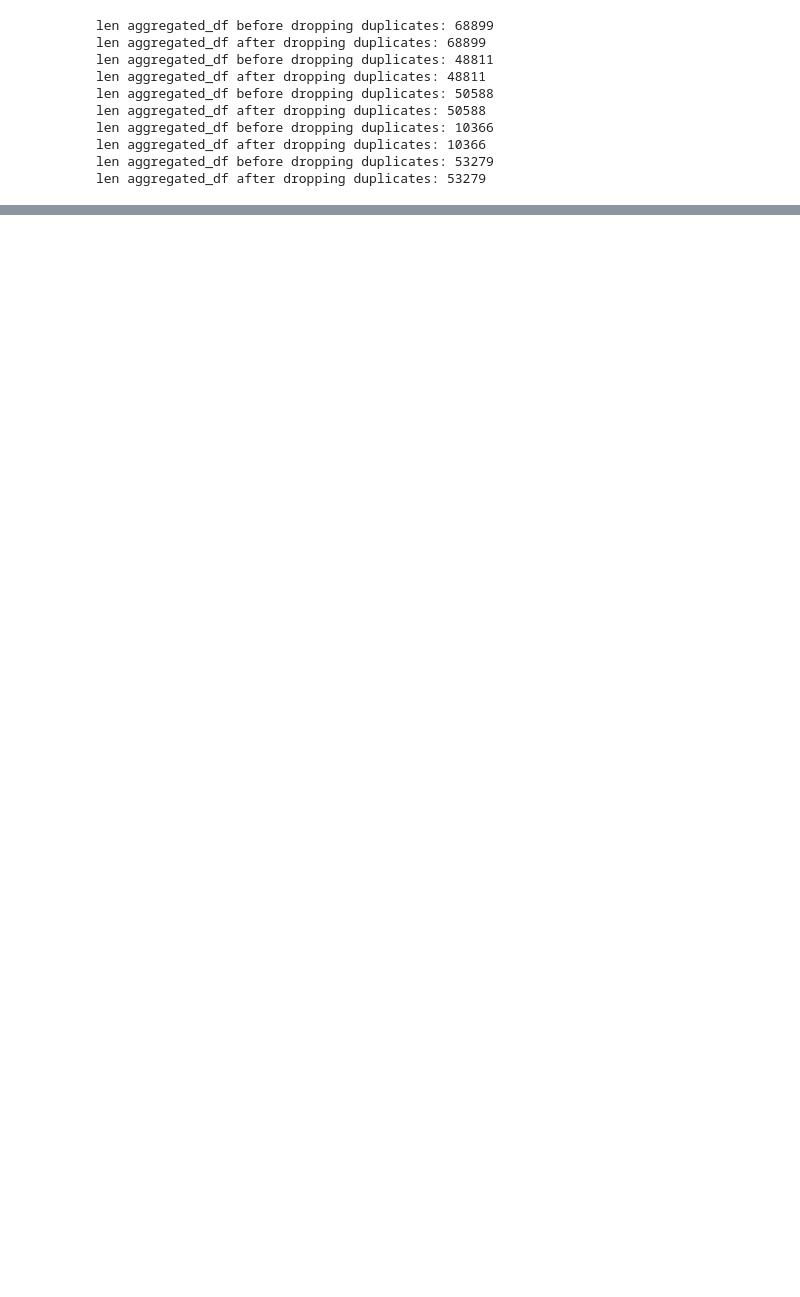
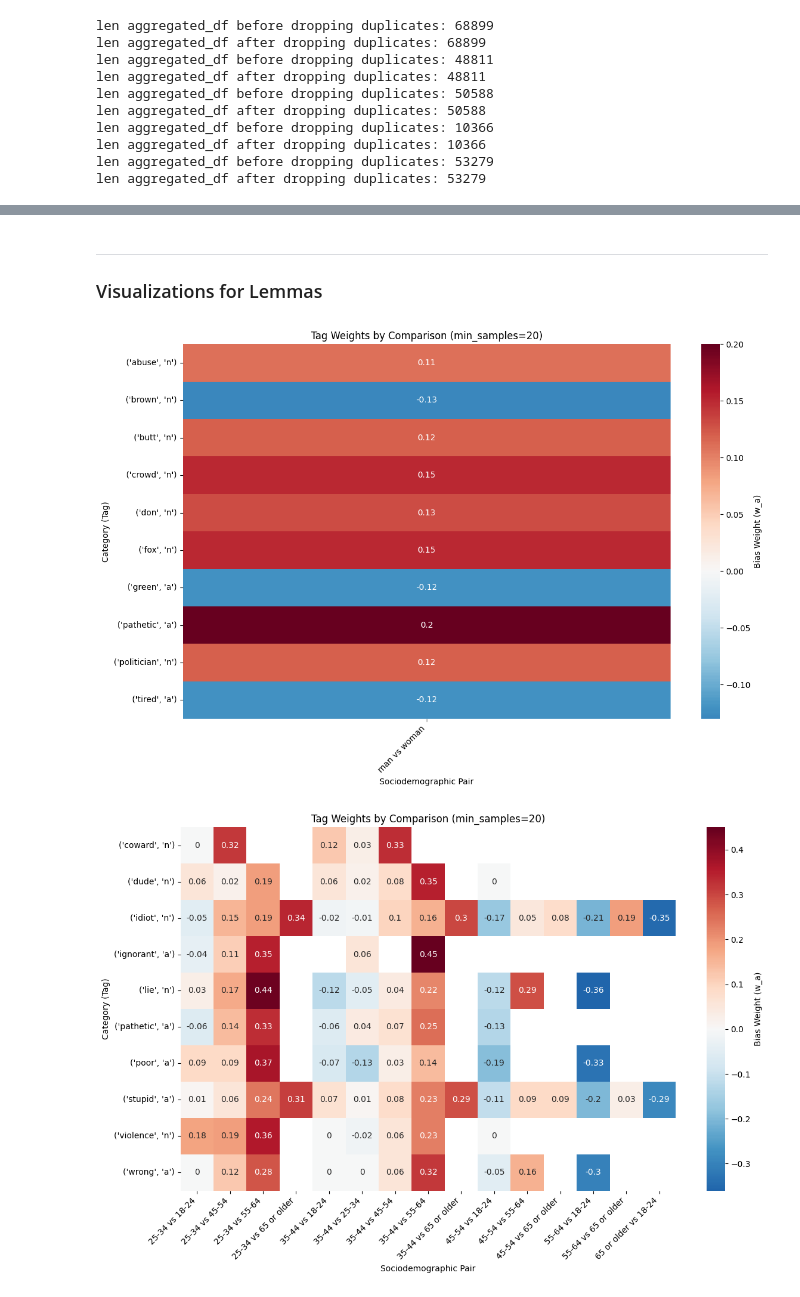
Before and after one commit to SDavenia/hurt_persp, a Jupyter notebook: obtain_plots_text_pairwise.ipynb, the cells around one changed output, grey strips where cells are left out. Drawn from its saved outputs; the diff is of its cells as text; code cells hidden in the pictures; blank space fills up the shorter version.

```diff
--- a/obtain_plots_text_pairwise.ipynb
+++ b/obtain_plots_text_pairwise.ipynb
@@ -391,0 +342,21 @@ filtered_data = plot_tag_weights(results, min_samples=20)
+# %% [markdown]
+- - -
+### Visualizations for Lemmas
+# %%
+all_variables_plots = {
+    'gender': gender_aggregated_df,
+    'age': age_aggregated_df,
+    'race': race_aggregated_df,
+    'ideology': ideology_aggregated_df,
+    'education': education_aggregated_df,
+}
+# %%
+figure_dir = f"figures/demographic_pairwise_comparison/lemma_based_exclude_ties"
+os.makedirs(figure_dir, exist_ok=True)
+for var, df in all_variables_plots.items():
+    results = calculate_pairwise_weights(df, use_lemmas=True, variable_name=var)
+    figure_path = f"{figure_dir}/{var}_demographic_pairwise_plot.png"
+    plot_tag_weights(results, min_samples=20, save_path=figure_path, keep_lemmas=10)
+# %% [output]
+[figure, added]
+[figure, added]
```
Also changed, not shown: parts of 16 cells of this notebook, 6 other files.
